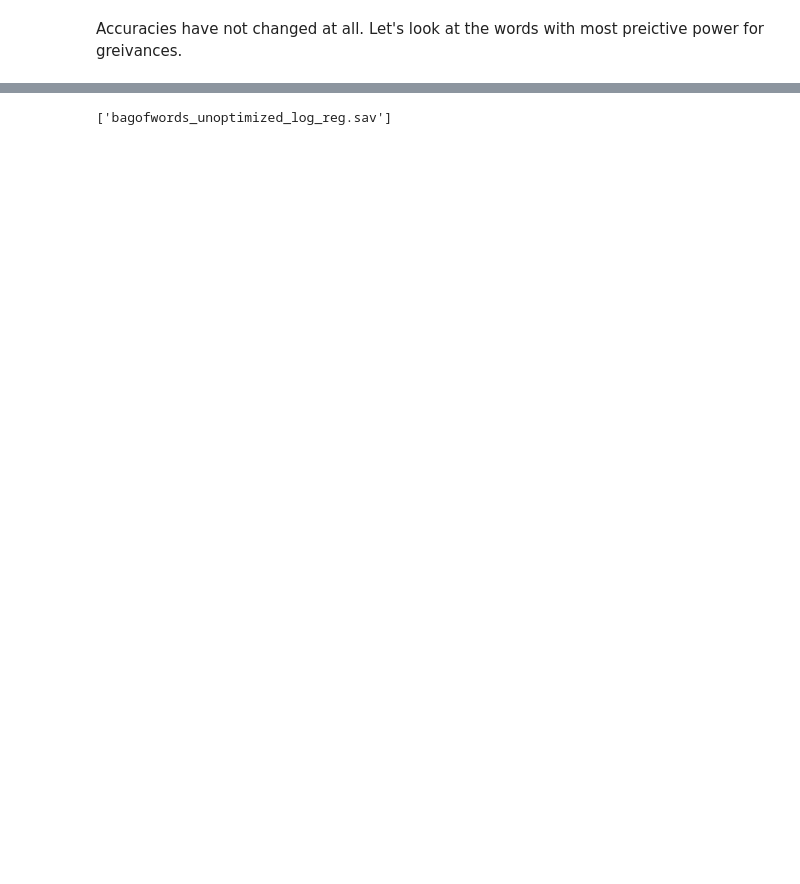
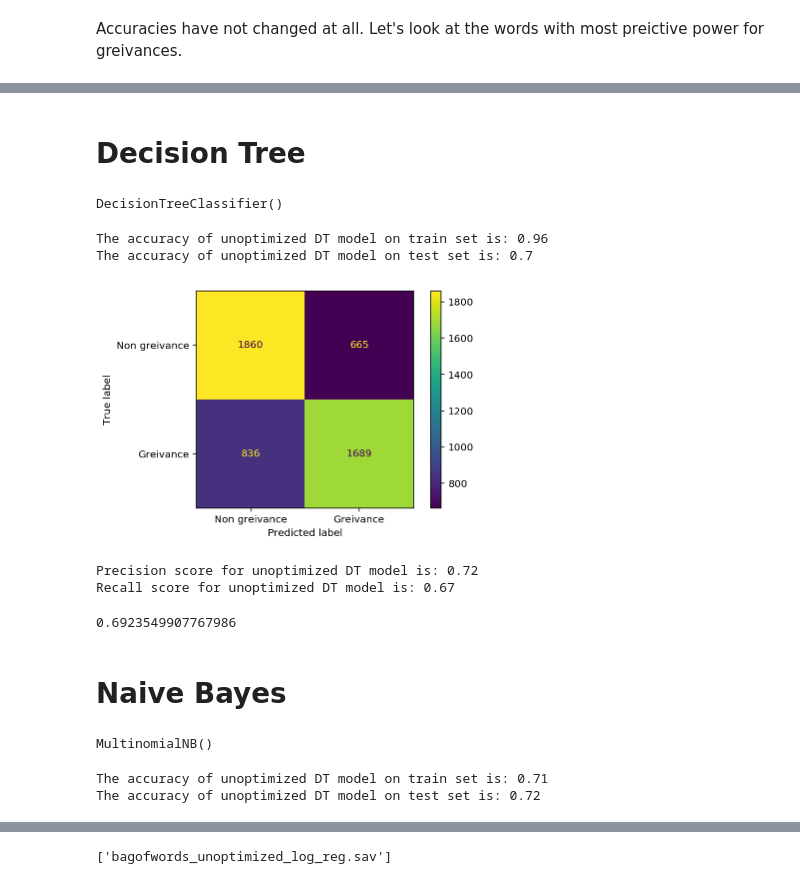
Before and after one commit to apandey86/capstone_community_problems, a Jupyter notebook: vectorization_fit_model.ipynb, the cells around one changed output, grey strips where cells are left out. Cells and saved outputs as stored; diff of their text form; code cells hidden in the pictures; blank space fills up the shorter version.

```diff
--- a/vectorization_fit_model.ipynb
+++ b/vectorization_fit_model.ipynb
@@ -461,0 +490,55 @@ Predictive words mnake a lot more sense now. However, there are still a few word
+# %% [markdown]
+# Decision Tree
+# %%
+#Fit decision tree
+DT_model = DecisionTreeClassifier()
+DT_model.fit(X_train_transformed_df, y_train)
+# %% [output]
+DecisionTreeClassifier()
+# %%
+#Verify accuracy
+print(f"The accuracy of unoptimized DT model on train set is: {round(DT_model.score(X_train_transformed_df,y_train),2)}")
+print(f"The accuracy of unoptimized DT model on test set is: {round(DT_model.score(X_test_transformed_df,y_test),2)}")
+# %% [output]
+The accuracy of unoptimized DT model on train set is: 0.96
+The accuracy of unoptimized DT model on test set is: 0.7
+# %%
+#Confusion matrix
+y_pred_DT = DT_model.predict(X_test_transformed_df)
+
+# Generate confusion matrix
+cf_matrix = confusion_matrix(y_test, y_pred_DT)
+cf_matrix
+
+# Plot
+ConfusionMatrixDisplay(cf_matrix, display_labels=['Non greivance','Greivance']).plot()
+plt.show()
+# %% [output]
+[figure, added]
+# %%
+#Precision and recall
+print(f"Precision score for unoptimized DT model is: {round(precision_score(y_test, y_pred_DT),2)}")
+print(f"Recall score for unoptimized DT model is: {round(recall_score(y_test, y_pred_DT),2)}")
+# %% [output]
+Precision score for unoptimized DT model is: 0.72
+Recall score for unoptimized DT model is: 0.67
+# %%
+#F1 score
+f1_score(y_test, y_pred_DT)
+# %% [output]
+0.6923549907767986
+# %% [markdown]
+# Naive Bayes
+# %%
+#Fit Naive Bayes
+NB = MultinomialNB()
+NB.fit(X_train_transformed_df, y_train)
+# %% [output]
+MultinomialNB()
+# %%
+#Verify accuracy
+print(f"The accuracy of unoptimized DT model on train set is: {round(NB.score(X_train_transformed_df,y_train),2)}")
+print(f"The accuracy of unoptimized DT model on test set is: {round(NB.score(X_test_transformed_df,y_test),2)}")
+# %% [output]
+The accuracy of unoptimized DT model on train set is: 0.71
+The accuracy of unoptimized DT model on test set is: 0.72
```
Also changed, not shown: parts of 52 cells of this notebook.
